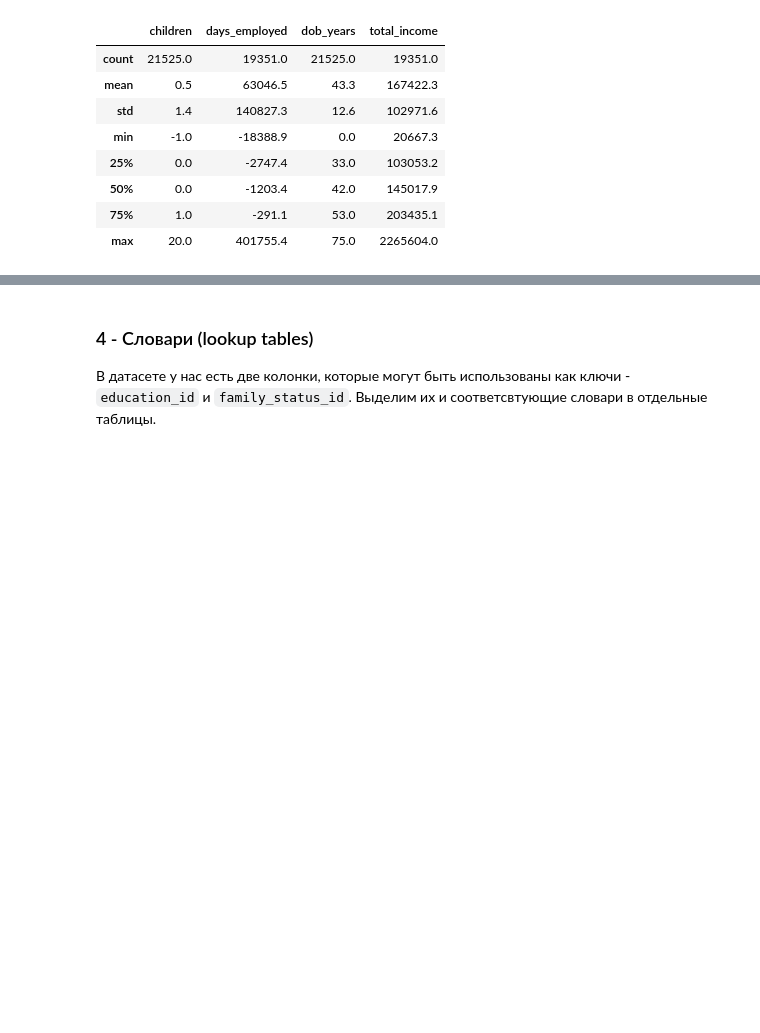
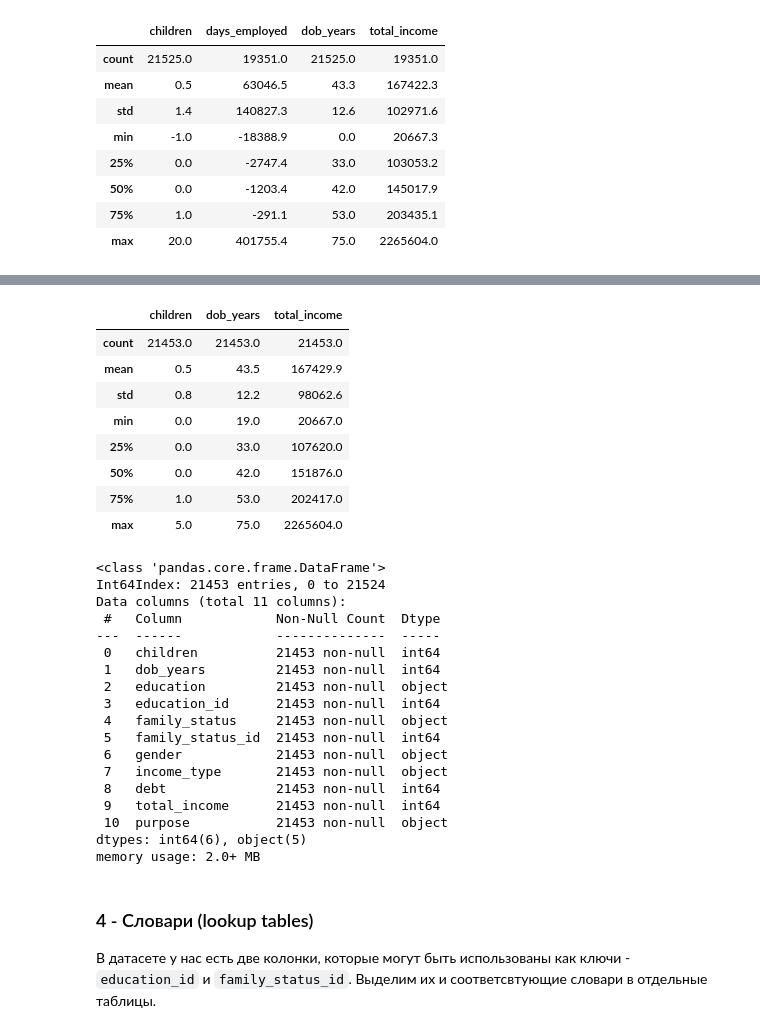
Before and after one commit to mskhmelik/prj_credit_scoring, a Jupyter notebook: prj_credit_score.ipynb, the cells around one changed output, grey strips where cells are left out. Saved outputs shown, nothing was run; the diff lists cells and outputs as text; code cells hidden in the pictures; blank space fills up the shorter version.

```diff
--- a/prj_credit_score.ipynb
+++ b/prj_credit_score.ipynb
@@ -252,3 +214,0 @@ Name: income_type, dtype: int64
-# %%
-# Уберем XNA из датасета
-df = df[ df.gender != 'XNA' ]
@@ -294,3 +214,0 @@ display( df[ df.total_income.isna() ].head() )
-# %%
-# Перезапишем колонку totol_income. Теперь вместо пустых значений будут стоять средние значения для каждой категории income_type
-df.total_income = df.total_income.fillna( df.groupby('income_type').total_income.transform( 'mean' ) )
@@ -349,3 +281,63 @@ memory usage: 2.0+ MB
+# %%
+df = (
+    raw_df.copy()
+    .assign(
+        children=lambda df: round(
+            df.children
+            .replace({-1:np.nan, 20:np.nan})
+            .fillna(df.groupby('income_type').children.transform('mean'))
+            .astype('int64')
+        ),
+        dob_years=lambda df: (
+            df.dob_years
+            .replace(0, np.nan)
+            .fillna(df.groupby('income_type').dob_years.transform('mean'))
+            .astype('int64')
+        ),
+        total_income=lambda df: (
+            df.total_income
+            .fillna(df.groupby('income_type').total_income.transform('mean'))
+            .astype('int64')
+        ),
+        education=lambda df: df.education.str.lower(),
+        family_status=lambda df: df.family_status.str.lower()
+    )
+    .loc[lambda df: df.gender != 'XNA']
+    .drop('days_employed', axis=1)
+    .drop_duplicates()
+)
+
+columns_values.remove('days_employed')
+
+df.info()
+# %% [output]
+|  | children | dob_years | total_income |
+| count | 21453.0 | 21453.0 | 21453.0 |
+| mean | 0.5 | 43.5 | 167429.9 |
+| std | 0.8 | 12.2 | 98062.6 |
+| min | 0.0 | 19.0 | 20667.0 |
+| 25% | 0.0 | 33.0 | 107620.0 |
+| 50% | 0.0 | 42.0 | 151876.0 |
+| 75% | 1.0 | 53.0 | 202417.0 |
+| max | 5.0 | 75.0 | 2265604.0 |
+<class 'pandas.core.frame.DataFrame'>
+Int64Index: 21453 entries, 0 to 21524
+Data columns (total 11 columns):
+ #   Column            Non-Null Count  Dtype
+---  ------            --------------  -----
+ 0   children          21453 non-null  int64
+ 1   dob_years         21453 non-null  int64
+ 2   education         21453 non-null  object
+ 3   education_id      21453 non-null  int64
+ 4   family_status     21453 non-null  object
+ 5   family_status_id  21453 non-null  int64
+ 6   gender            21453 non-null  object
+ 7   income_type       21453 non-null  object
+ 8   debt              21453 non-null  int64
+ 9   total_income      21453 non-null  int64
+ 10  purpose           21453 non-null  object
+dtypes: int64(6), object(5)
+memory usage: 2.0+ MB
 # %% [markdown]
 ### 4 - Словари (lookup tables)
 
```
Also changed, not shown: parts of 32 cells of this notebook.
